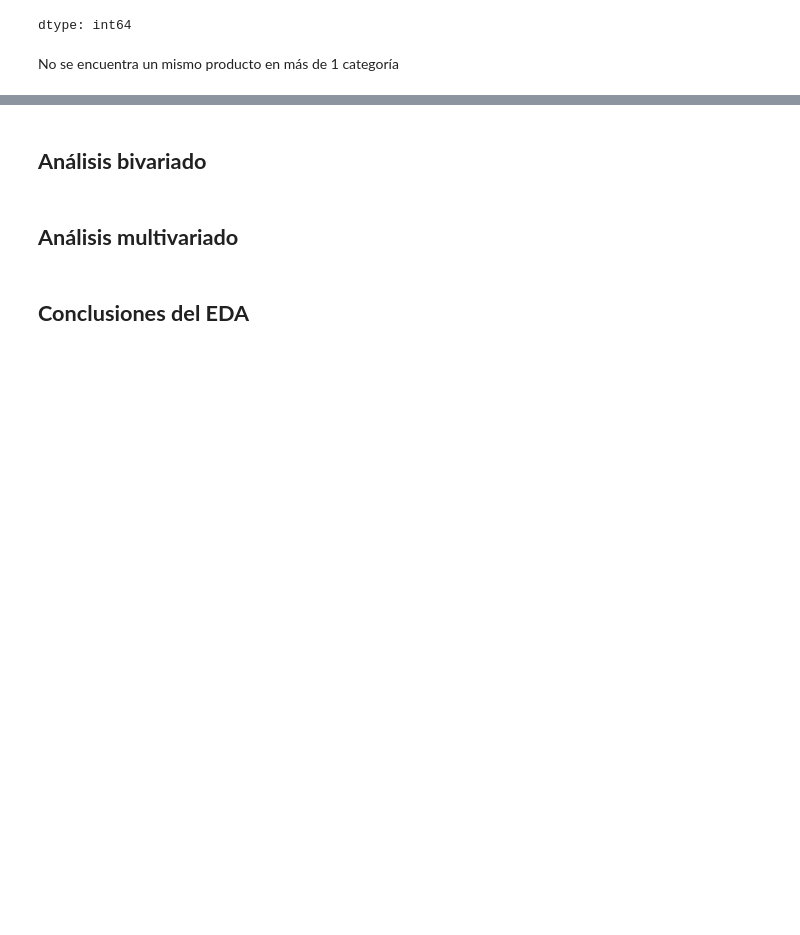
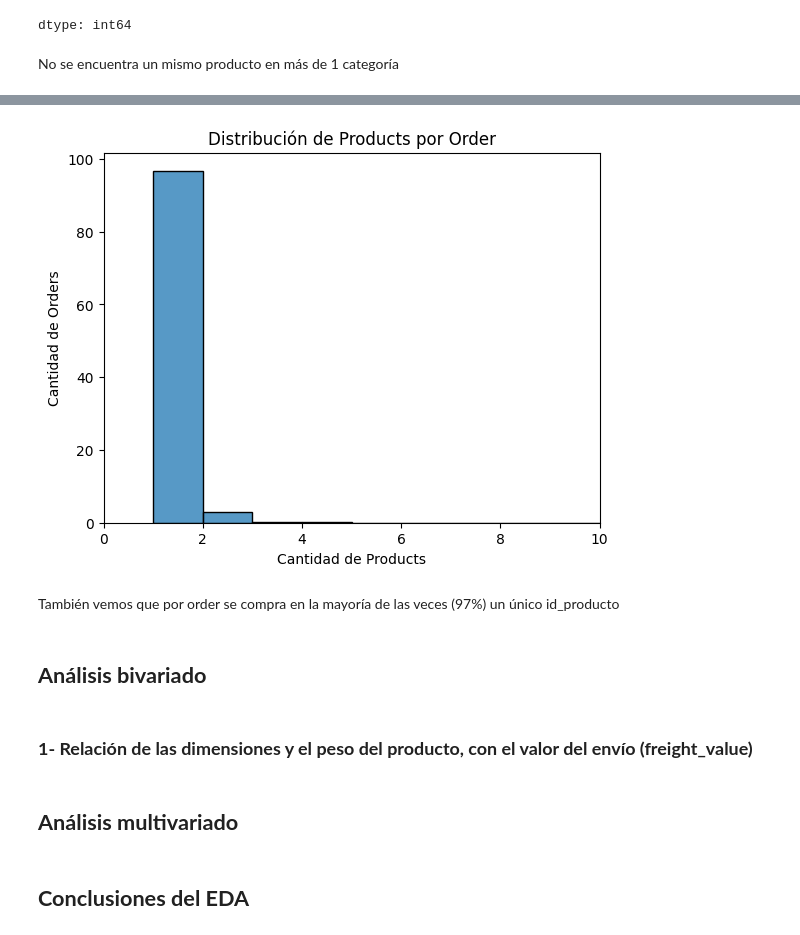
Before and after one commit to nicobotti91/coderds, a Jupyter notebook: etapas_basicas_dsii_botti_1er_entrega_testDSI.ipynb, the cells around one changed output, grey strips where cells are left out. Cells and saved outputs as stored; diff of their text form; code cells hidden in the pictures; blank space fills up the shorter version.

```diff
--- a/etapas_basicas_dsii_botti_1er_entrega_testDSI.ipynb
+++ b/etapas_basicas_dsii_botti_1er_entrega_testDSI.ipynb
@@ -654,0 +757,7 @@ No se encuentra un mismo producto en más de 1 categoría
+# %%
+# Creamos una DF que tenga la agrupación por order_id y que cuente los product_id únicos, despúes volver a agrupar pero por cantidad de productos para saber cuantas orders se hacen con x productos únicos
+unique_prod_per_order = df_merged_total.groupby('order_id').agg({'product_id':'nunique'}).rename(columns={'product_id': 'num_prod_unicos'}).reset_index()
+unique_prod_per_order_distribution = unique_prod_per_order.groupby(by='num_prod_unicos').agg({'order_id':'nunique'}).reset_index()
+unique_prod_per_order_distribution.rename(columns={'order_id':'Orders'}, inplace=True)
+unique_prod_per_order_distribution['orders_weight'] = unique_prod_per_order_distribution['Orders']/unique_prod_per_order_distribution['Orders'].sum()*100
+unique_prod_per_order_distribution
@@ -655,5 +774,22 @@ No se encuentra un mismo producto en más de 1 categoría
+# %%
+# Crear el histograma de distribución de Productos Únicos por order
+sns.histplot(data=unique_prod_per_order_distribution, x='num_prod_unicos',
+             weights='orders_weight', bins=[1,2,3,4,5,6,7,8,9,10], stat='count')
+
+# Configurar el gráfico
+plt.title('Distribución de Products por Order')
+plt.xlabel('Cantidad de Products')
+plt.ylabel('Cantidad de Orders')
+plt.xlim(0, 10)
+plt.show()
+# %% [output]
+[figure, added]
+# %% [markdown]
+También vemos que por order se compra en la mayoría de las veces (97%) un único id_producto
 # %% [markdown]
 ## **Análisis bivariado**
+# %% [markdown]
+### **1- Relación de las dimensiones y el peso del producto, con el valor del envío (freight_value)**
 # %% [markdown]
 ## **Análisis multivariado**
 # %% [markdown]
```
Also changed, not shown: parts of 15 cells of this notebook.
